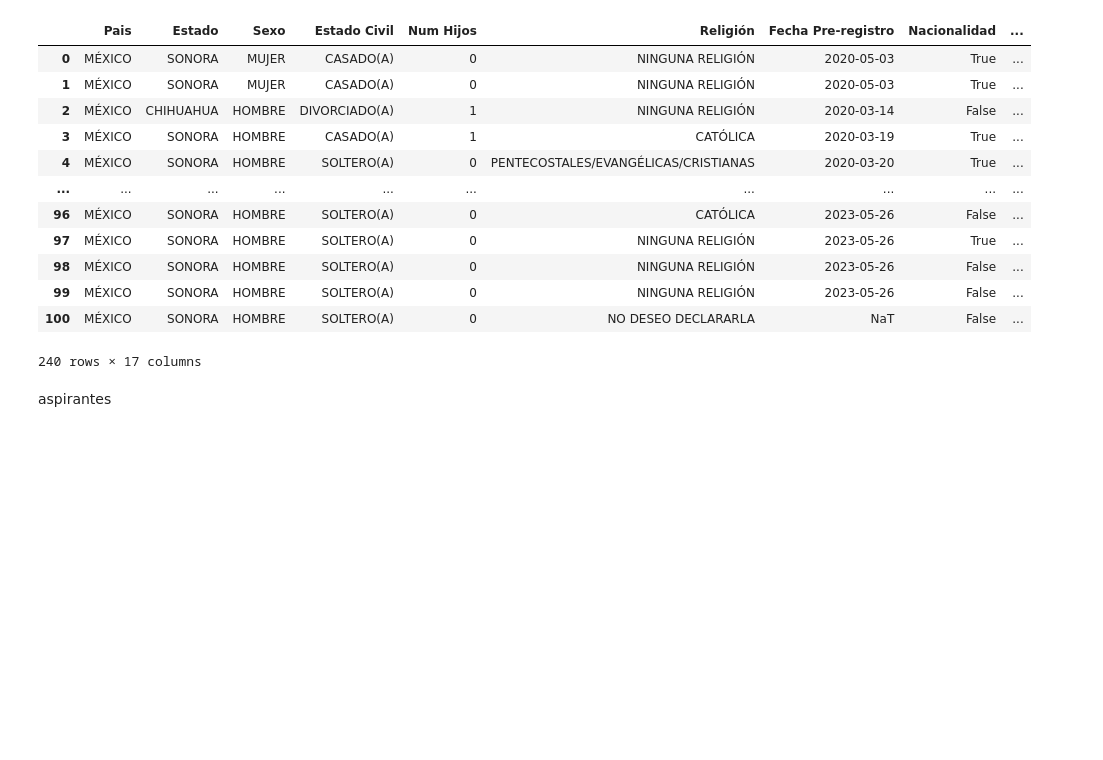
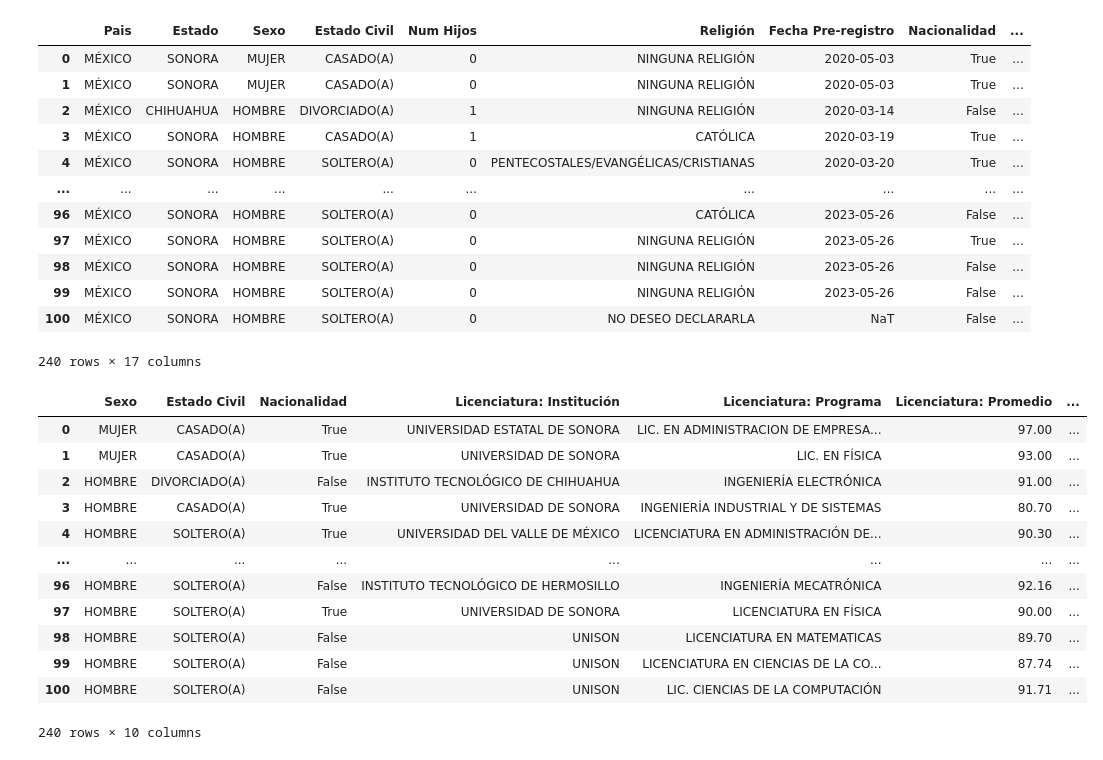
Before and after one commit to fofojaramillo/aspirantes-historia, a Jupyter notebook: notebooks/get-data.ipynb, the cells around one changed output. Saved outputs shown, nothing was run; the diff lists cells and outputs as text; code cells hidden in the pictures; blank space fills up the shorter version.

```diff
--- a/notebooks/get-data.ipynb
+++ b/notebooks/get-data.ipynb
@@ -101,5 +101,22 @@ aspirantes_mcd
 | 99 | MÉXICO | SONORA | HOMBRE | SOLTERO(A) | 0 | NINGUNA RELIGIÓN | 2023-05-26 | False | ... |
 | 100 | MÉXICO | SONORA | HOMBRE | SOLTERO(A) | 0 | NO DESEO DECLARARLA | NaT | False | ... |
 240 rows × 17 columns
-# %% [markdown]
-aspirantes
+# %%
+#Eliminando columnas
+aspirantes_mcd = aspirantes_mcd.drop(columns = ['Religión', 'Num Hijos', 'Pais', 'Estado', 'Fecha Pre-registro', 'Licenciatura: Fecha Titulación', 'aspirantePosgradoId'])
+# %%
+aspirantes_mcd
+# %% [output]
+|  | Sexo | Estado Civil | Nacionalidad | Licenciatura: Institución | Licenciatura: Programa | Licenciatura: Promedio | ... |
+| 0 | MUJER | CASADO(A) | True | UNIVERSIDAD ESTATAL DE SONORA | LIC. EN ADMINISTRACION DE EMPRESA... | 97.00 | ... |
+| 1 | MUJER | CASADO(A) | True | UNIVERSIDAD DE SONORA | LIC. EN FÍSICA | 93.00 | ... |
+| 2 | HOMBRE | DIVORCIADO(A) | False | INSTITUTO TECNOLÓGICO DE CHIHUAHUA | INGENIERÍA ELECTRÓNICA | 91.00 | ... |
+| 3 | HOMBRE | CASADO(A) | True | UNIVERSIDAD DE SONORA | INGENIERÍA INDUSTRIAL Y DE SISTEMAS | 80.70 | ... |
+| 4 | HOMBRE | SOLTERO(A) | True | UNIVERSIDAD DEL VALLE DE MÉXICO | LICENCIATURA EN ADMINISTRACIÓN DE... | 90.30 | ... |
+| ... | ... | ... | ... | ... | ... | ... | ... |
+| 96 | HOMBRE | SOLTERO(A) | False | INSTITUTO TECNOLÓGICO DE HERMOSILLO | INGENIERÍA MECATRÓNICA | 92.16 | ... |
+| 97 | HOMBRE | SOLTERO(A) | True | UNIVERSIDAD DE SONORA | LICENCIATURA EN FÍSICA | 90.00 | ... |
+| 98 | HOMBRE | SOLTERO(A) | False | UNISON | LICENCIATURA EN MATEMATICAS | 89.70 | ... |
+| 99 | HOMBRE | SOLTERO(A) | False | UNISON | LICENCIATURA EN CIENCIAS DE LA CO... | 87.74 | ... |
+| 100 | HOMBRE | SOLTERO(A) | False | UNISON | LIC. CIENCIAS DE LA COMPUTACIÓN | 91.71 | ... |
+240 rows × 10 columns
```
Also changed, not shown: parts of 2 cells of this notebook.
